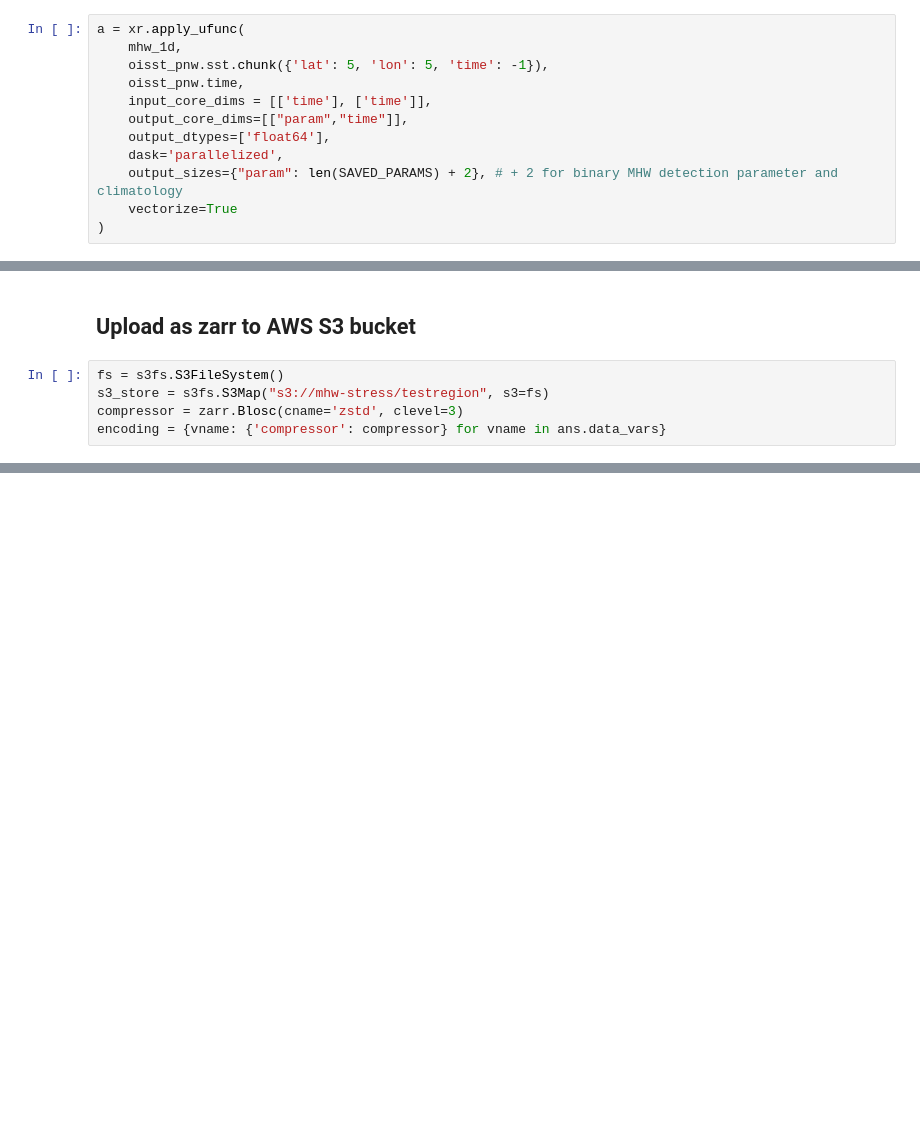
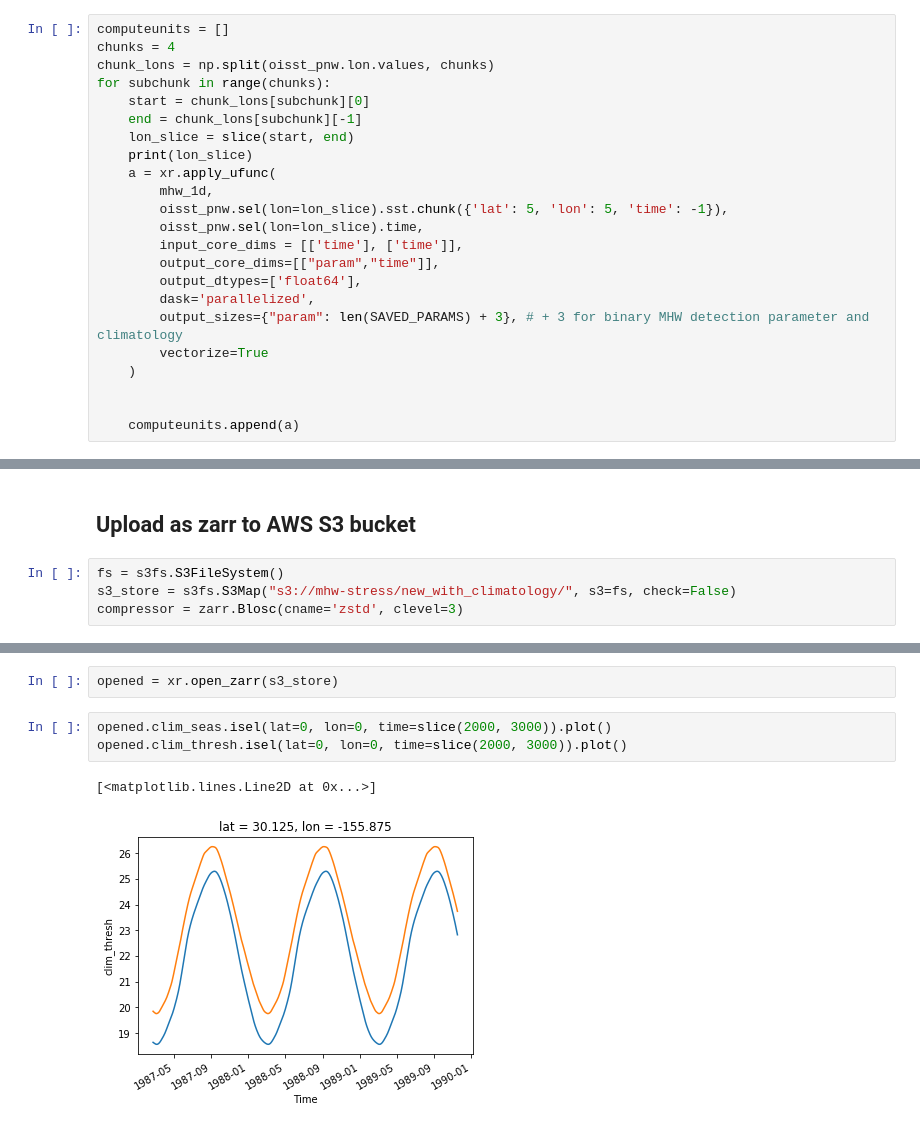
Before and after one commit to HuckleyLab/phyto-mhw, a Jupyter notebook: mhw_pipeline/gen_mhw_all.ipynb, the cells around one changed output, grey strips where cells are left out. Cells and saved outputs as stored; diff of their text form; blank space fills up the shorter version.

Commit message:
added thresh and seas to climatology

```diff
--- a/mhw_pipeline/gen_mhw_all.ipynb
+++ b/mhw_pipeline/gen_mhw_all.ipynb
@@ -225,13 +214,24 @@ def mhw_1d(temps, time):
     )
 # %%
-a = xr.apply_ufunc(
-    mhw_1d,
-    oisst_pnw.sst.chunk({'lat': 5, 'lon': 5, 'time': -1}),
-    oisst_pnw.time,
-    input_core_dims = [['time'], ['time']],
-    output_core_dims=[["param","time"]],
-    output_dtypes=['float64'],
-    dask='parallelized',
-    output_sizes={"param": len(SAVED_PARAMS) + 2}, # + 2 for binary MHW detection parameter and climatology
-    vectorize=True
-)
+computeunits = []
+chunks = 4
+chunk_lons = np.split(oisst_pnw.lon.values, chunks)
+for subchunk in range(chunks):
+    start = chunk_lons[subchunk][0]
+    end = chunk_lons[subchunk][-1]
+    lon_slice = slice(start, end)
+    print(lon_slice)
+    a = xr.apply_ufunc(
+        mhw_1d,
+        oisst_pnw.sel(lon=lon_slice).sst.chunk({'lat': 5, 'lon': 5, 'time': -1}),
+        oisst_pnw.sel(lon=lon_slice).time,
+        input_core_dims = [['time'], ['time']],
+        output_core_dims=[["param","time"]],
+        output_dtypes=['float64'],
+        dask='parallelized',
+        output_sizes={"param": len(SAVED_PARAMS) + 3}, # + 3 for binary MHW detection parameter and climatology
+        vectorize=True
+    )
+
+
+    computeunits.append(a)
@@ -264,6 +276,5 @@ ans.sel(time=slice('2014-01-01', '2015-12-31')).intensity_cumulative.max(dim='ti
 ## Upload as zarr to AWS S3 bucket
 # %%
 fs = s3fs.S3FileSystem()
-s3_store = s3fs.S3Map("s3://mhw-stress/testregion", s3=fs)
+s3_store = s3fs.S3Map("s3://mhw-stress/new_with_climatology/", s3=fs, check=False)
 compressor = zarr.Blosc(cname='zstd', clevel=3)
-encoding = {vname: {'compressor': compressor} for vname in ans.data_vars}
@@ -272,2 +312,10 @@ ans.to_zarr(store=s3_store, encoding=encoding, consolidated=True)
 # %% [output]
 <xarray.backends.zarr.ZarrStore at 0x...>
+# %%
+opened = xr.open_zarr(s3_store)
+# %%
+opened.clim_seas.isel(lat=0, lon=0, time=slice(2000, 3000)).plot()
+opened.clim_thresh.isel(lat=0, lon=0, time=slice(2000, 3000)).plot()
+# %% [output]
+[<matplotlib.lines.Line2D at 0x...>]
+[figure, added]
```
Also changed, not shown: parts of 12 cells of this notebook.
